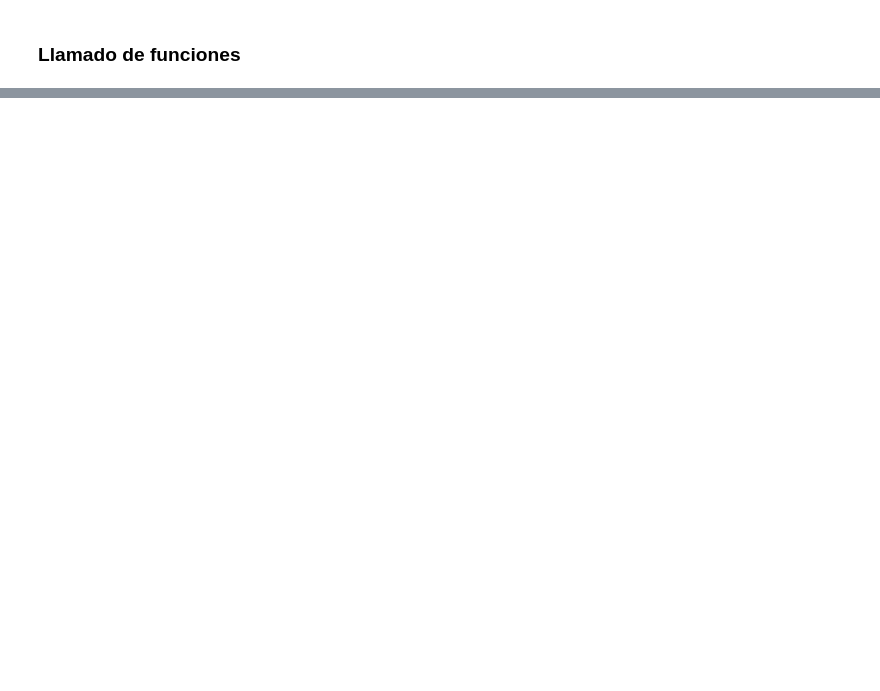
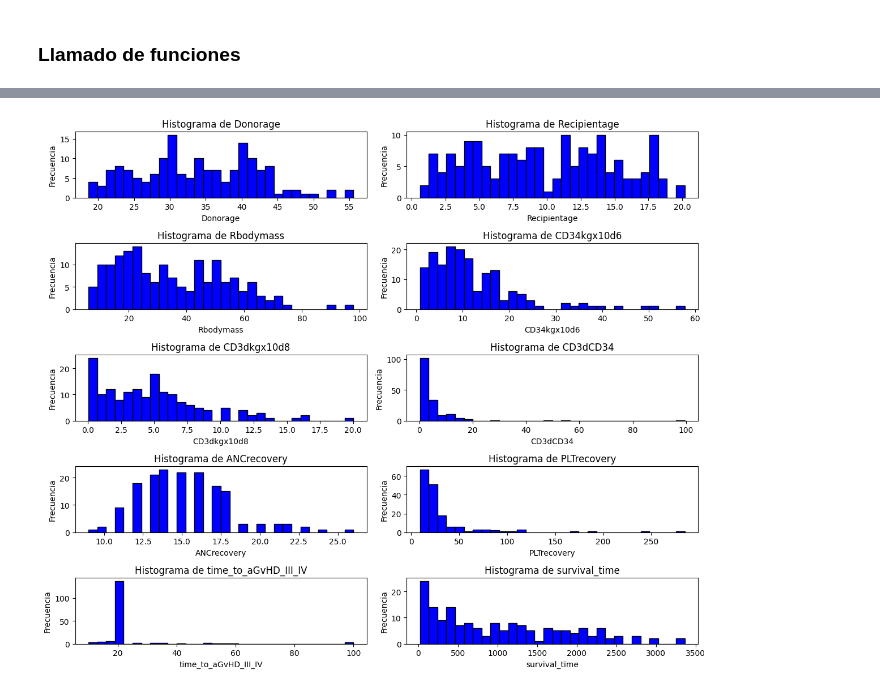
Before and after one commit to f3270/MLOps_team6, a Jupyter notebook: notebooks/Fase_1_Refactored_v1.ipynb, the cells around one changed output, grey strips where cells are left out. Cells and saved outputs as stored; diff of their text form; code cells hidden in the pictures; blank space fills up the shorter version.

```diff
--- a/notebooks/Fase_1_Refactored_v1.ipynb
+++ b/notebooks/Fase_1_Refactored_v1.ipynb
@@ -232,0 +353,3 @@ mostrar_correlacion(bmtch_df_clean, correlacion_columnas, 'survival_time')
+# %%
+path = '../data/raw/bone-marrow.csv'
+bmtch_df = cargar_datos_csv(path)
@@ -232,0 +419,6 @@ mostrar_correlacion(bmtch_df_clean, correlacion_columnas, 'survival_time')
+# %%
+columnas_moda, columnas_mediana = definir_columnas_imputacion()
+bmtch_df_copy = imputar_valores(bmtch_df_copy, columnas_moda, columnas_mediana)
+# %%
+error_rules = definir_reglas_error()
+detectar_valores_erroneos(bmtch_df_copy, error_rules)
@@ -232,0 +430,2 @@ mostrar_correlacion(bmtch_df_clean, correlacion_columnas, 'survival_time')
+# %%
+bmtch_df_clean = eliminar_valores_erroneos_e_imputar(bmtch_df_copy, error_rules)
@@ -232,0 +459,7 @@ mostrar_correlacion(bmtch_df_clean, correlacion_columnas, 'survival_time')
+# %%
+selected_columns = ['Donorage', 'Recipientage', 'Rbodymass', 'CD34kgx10d6', 'CD3dkgx10d8',
+                    'CD3dCD34', 'ANCrecovery', 'PLTrecovery', 'time_to_aGvHD_III_IV', 'survival_time']
+
+crear_histogramas(bmtch_df_clean, selected_columns)
+# %% [output]
+[figure, added]
```
Also changed, not shown: parts of 75 cells of this notebook.
